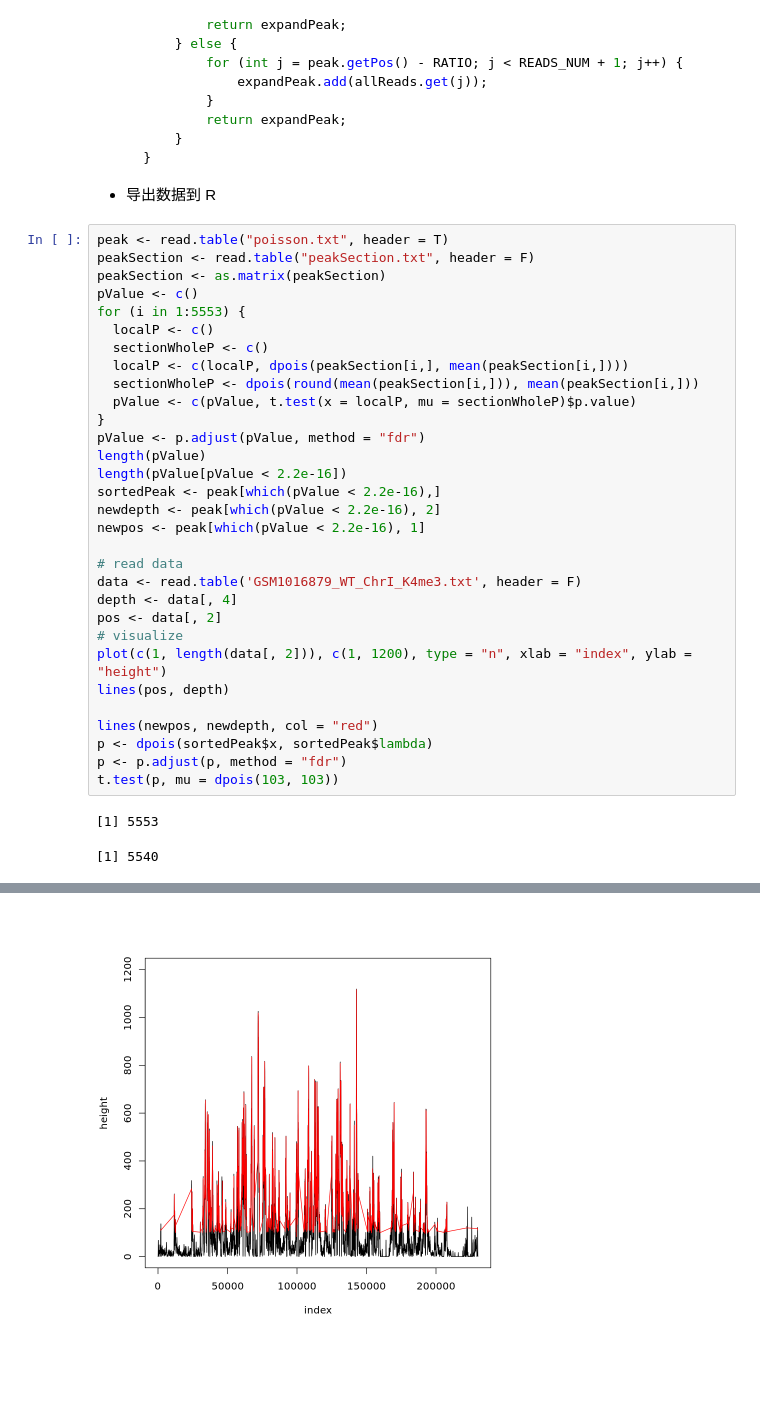
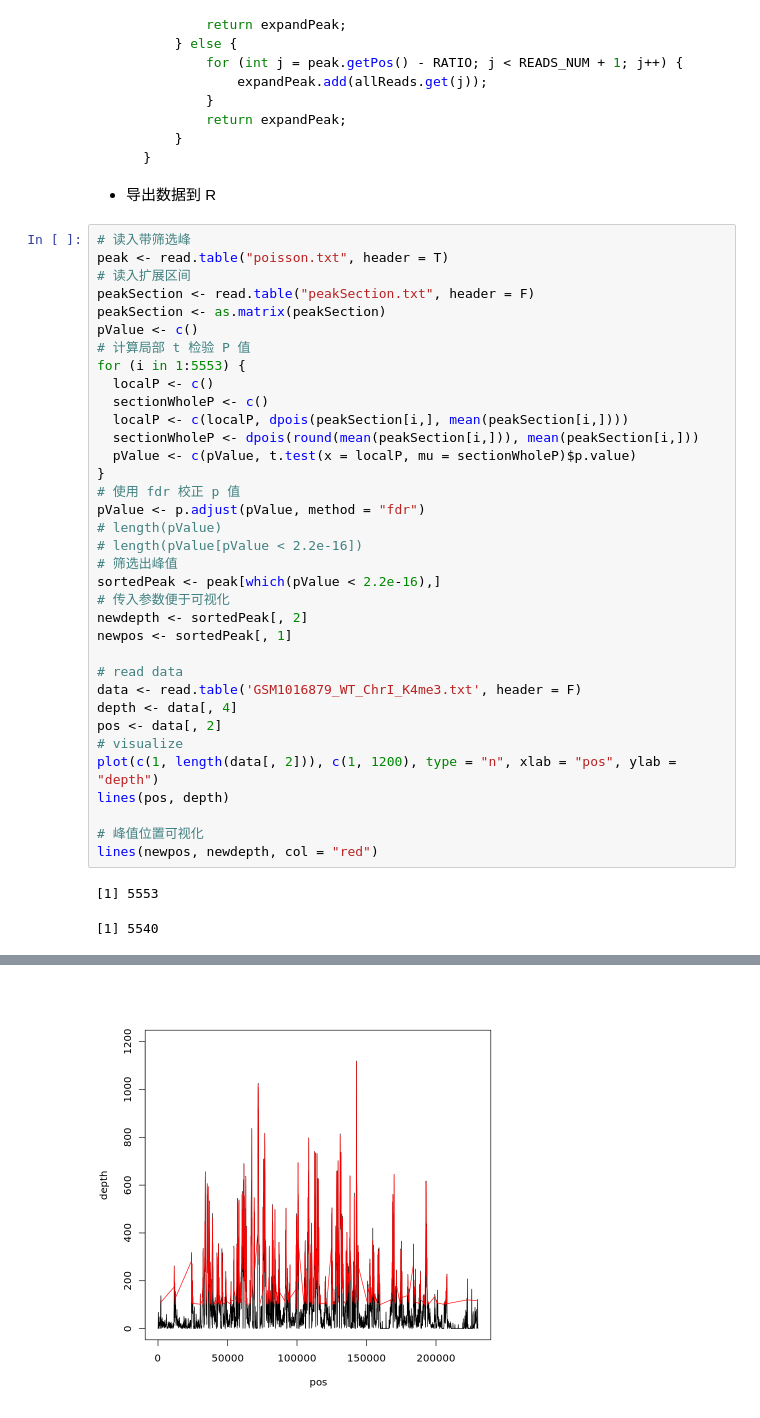
Before and after one commit to Bluuur/JupyterNotebooks, a Jupyter notebook: bioStaticsCourse/生物统计课程项目2.ipynb, the cells around one changed output, grey strips where cells are left out. Drawn from its saved outputs; the diff is of its cells as text; blank space fills up the shorter version.

````diff
--- a/bioStaticsCourse/生物统计课程项目2.ipynb
+++ b/bioStaticsCourse/生物统计课程项目2.ipynb
@@ -130,10 +130,13 @@ lines(pos, depth)
 ```
 + 导出数据到 R
 # %%
+# 读入带筛选峰
 peak <- read.table("poisson.txt", header = T)
+# 读入扩展区间
 peakSection <- read.table("peakSection.txt", header = F)
 peakSection <- as.matrix(peakSection)
 pValue <- c()
+# 计算局部 t 检验 P 值
 for (i in 1:5553) {
   localP <- c()
   sectionWholeP <- c()
@@ -141,25 +144,26 @@ for (i in 1:5553) {
   sectionWholeP <- dpois(round(mean(peakSection[i,])), mean(peakSection[i,]))
   pValue <- c(pValue, t.test(x = localP, mu = sectionWholeP)$p.value)
 }
+# 使用 fdr 校正 p 值
 pValue <- p.adjust(pValue, method = "fdr")
-length(pValue)
-length(pValue[pValue < 2.2e-16])
+# length(pValue)
+# length(pValue[pValue < 2.2e-16])
+# 筛选出峰值
 sortedPeak <- peak[which(pValue < 2.2e-16),]
-newdepth <- peak[which(pValue < 2.2e-16), 2]
-newpos <- peak[which(pValue < 2.2e-16), 1]
+# 传入参数便于可视化
+newdepth <- sortedPeak[, 2]
+newpos <- sortedPeak[, 1]
 
 # read data
 data <- read.table('GSM1016879_WT_ChrI_K4me3.txt', header = F)
 depth <- data[, 4]
 pos <- data[, 2]
 # visualize
-plot(c(1, length(data[, 2])), c(1, 1200), type = "n", xlab = "index", ylab = "height")
+plot(c(1, length(data[, 2])), c(1, 1200), type = "n", xlab = "pos", ylab = "depth")
 lines(pos, depth)
 
+# 峰值位置可视化
 lines(newpos, newdepth, col = "red")
-p <- dpois(sortedPeak$x, sortedPeak$lambda)
-p <- p.adjust(p, method = "fdr")
-t.test(p, mu = dpois(103, 103))
 # %% [output]
 [1] 5553
 [1] 5540
@@ -176 +170 @@ sample estimates:
-[figure, old version]
+[figure, new version]
````
Also changed, not shown: parts of 7 cells of this notebook, 3 other files.
